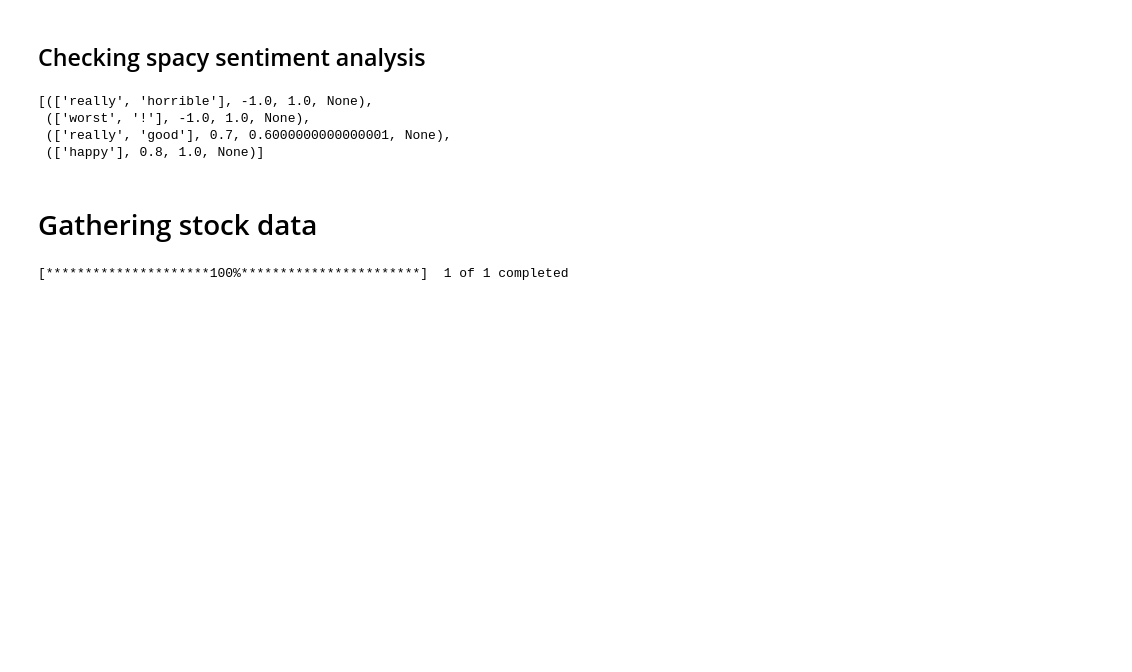
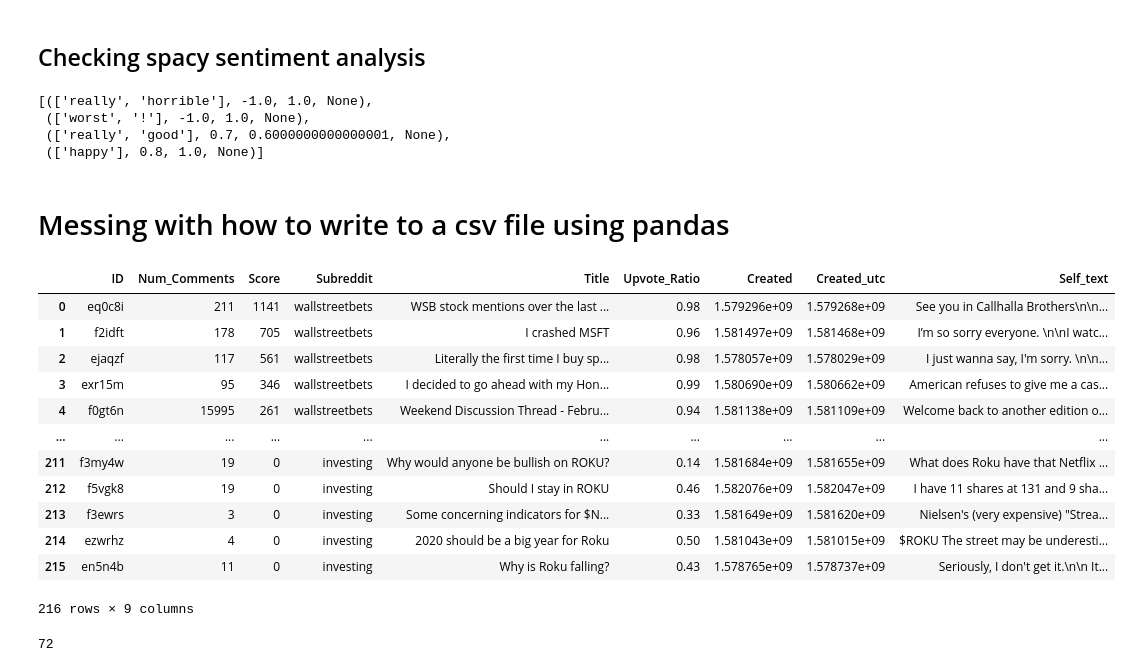
Before and after one commit to stevenkyle2013/Capstone, a Jupyter notebook: Main.ipynb, the cells around one changed output. Saved outputs shown, nothing was run; the diff lists cells and outputs as text; code cells hidden in the pictures; blank space fills up the shorter version.

```diff
--- a/Main.ipynb
+++ b/Main.ipynb
@@ -284,9 +399,5 @@ doc._.assessments
  (['worst', '!'], -1.0, 1.0, None),
  (['really', 'good'], 0.7, 0.6000000000000001, None),
  (['happy'], 0.8, 1.0, None)]
-# %% [markdown]
-# Gathering stock data
-# %%
-stock_data = yf.download('ROKU','2017-01-01','2021-05-25')
-# %% [output]
-[*********************100%***********************]  1 of 1 completed
+# %% [markdown]
+# Messing with how to write to a csv file using pandas
@@ -292,0 +406,18 @@ stock_data = yf.download('ROKU','2017-01-01','2021-05-25')
+# %%
+tester = pd.read_csv('redditdata')
+# %%
+tester
+# %% [output]
+|  | ID | Num_Comments | Score | Subreddit | Title | Upvote_Ratio | Created | Created_utc | Self_text |
+| 0 | eq0c8i | 211 | 1141 | wallstreetbets | WSB stock mentions over the last ... | 0.98 | 1.579296e+09 | 1.579268e+09 | See you in Callhalla Brothers\n\n... |
+| 1 | f2idft | 178 | 705 | wallstreetbets | I crashed MSFT | 0.96 | 1.581497e+09 | 1.581468e+09 | I’m so sorry everyone. \n\nI watc... |
+| 2 | ejaqzf | 117 | 561 | wallstreetbets | Literally the first time I buy sp... | 0.98 | 1.578057e+09 | 1.578029e+09 | I just wanna say, I'm sorry. \n\n... |
+| 3 | exr15m | 95 | 346 | wallstreetbets | I decided to go ahead with my Hon... | 0.99 | 1.580690e+09 | 1.580662e+09 | American refuses to give me a cas... |
+| 4 | f0gt6n | 15995 | 261 | wallstreetbets | Weekend Discussion Thread - Febru... | 0.94 | 1.581138e+09 | 1.581109e+09 | Welcome back to another edition o... |
+| ... | ... | ... | ... | ... | ... | ... | ... | ... | ... |
+| 211 | f3my4w | 19 | 0 | investing | Why would anyone be bullish on ROKU? | 0.14 | 1.581684e+09 | 1.581655e+09 | What does Roku have that Netflix ... |
+| 212 | f5vgk8 | 19 | 0 | investing | Should I stay in ROKU | 0.46 | 1.582076e+09 | 1.582047e+09 | I have 11 shares at 131 and 9 sha... |
+| 213 | f3ewrs | 3 | 0 | investing | Some concerning indicators for $N... | 0.33 | 1.581649e+09 | 1.581620e+09 | Nielsen's (very expensive) "Strea... |
+| 214 | ezwrhz | 4 | 0 | investing | 2020 should be a big year for Roku | 0.50 | 1.581043e+09 | 1.581015e+09 | $ROKU The street may be underesti... |
+| 215 | en5n4b | 11 | 0 | investing | Why is Roku falling? | 0.43 | 1.578765e+09 | 1.578737e+09 | Seriously, I don't get it.\n\n It... |
+216 rows × 9 columns
@@ -292,0 +426,4 @@ stock_data = yf.download('ROKU','2017-01-01','2021-05-25')
+# %%
+len(Reddit_df)
+# %% [output]
+72
```
Also changed, not shown: parts of 23 cells of this notebook.
